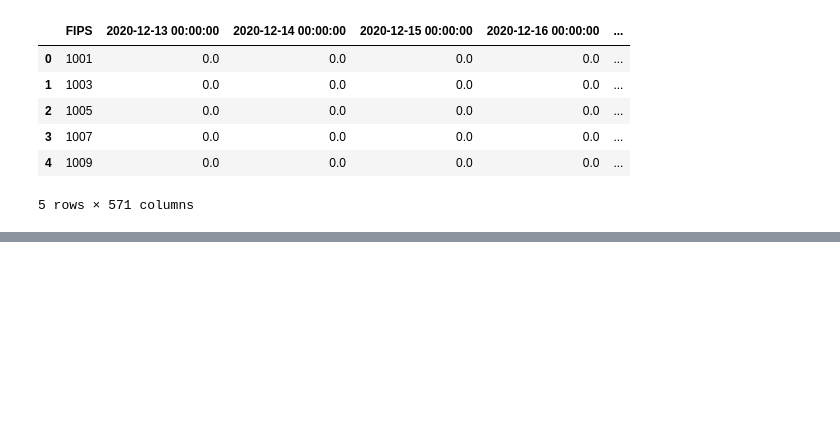
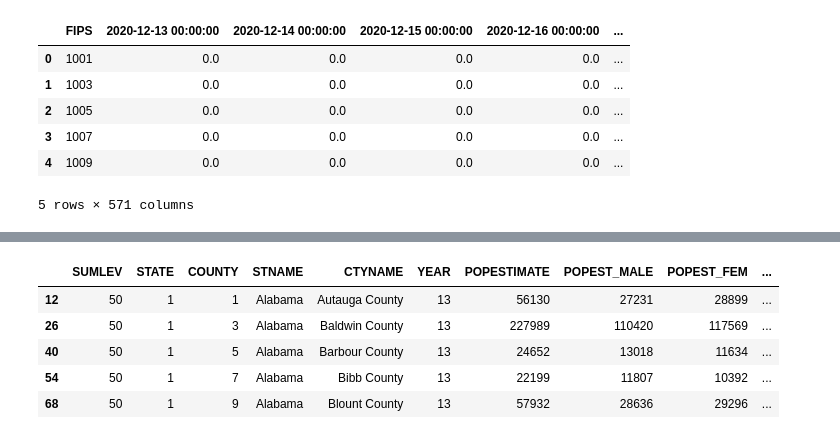
Before and after one commit to Data-ScienceHub/gpce-covid, a Jupyter notebook: dataset_raw/Update dataset.ipynb, the cells around one changed output, grey strips where cells are left out. Saved outputs shown, nothing was run; the diff lists cells and outputs as text; code cells hidden in the pictures; blank space fills up the shorter version.

Commit message:
add update code for age distribution. redo merged dataset

```diff
--- a/dataset_raw/Update dataset.ipynb
+++ b/dataset_raw/Update dataset.ipynb
@@ -250,0 +240,20 @@ df.to_csv('CovidOct25-2022/Vaccination.csv', index=False)
+# %%
+response = requests.get('https://www2.census.gov/programs-surveys/popest/datasets/2010-2020/counties/asrh/CC-EST2020-AGESEX-ALL.csv')
+file_object = io.StringIO(response.content.decode('latin1'))
+df = pd.read_csv(file_object, low_memory=False)
+
+# in case the download by code is not working
+# df = pd.read_csv(f'{output_folder}/CC-EST2020-AGESEX-ALL.csv', encoding='latin1', low_memory=False)
+
+df = df[df['YEAR']==13]
+df['Name'] = df['STNAME'] + ', ' + df['CTYNAME'].apply(lambda x: x.replace(' County', ''))
+df['FIPS'] = df['STATE'] * 1000 + df['COUNTY']
+df['AgeDist'] = df['AGE65PLUS_TOT'].astype(int) / df['POPESTIMATE'].astype(int)
+df.head()
+# %% [output]
+|  | SUMLEV | STATE | COUNTY | STNAME | CTYNAME | YEAR | POPESTIMATE | POPEST_MALE | POPEST_FEM | ... |
+| 12 | 50 | 1 | 1 | Alabama | Autauga County | 13 | 56130 | 27231 | 28899 | ... |
+| 26 | 50 | 1 | 3 | Alabama | Baldwin County | 13 | 227989 | 110420 | 117569 | ... |
+| 40 | 50 | 1 | 5 | Alabama | Barbour County | 13 | 24652 | 13018 | 11634 | ... |
+| 54 | 50 | 1 | 7 | Alabama | Bibb County | 13 | 22199 | 11807 | 10392 | ... |
+| 68 | 50 | 1 | 9 | Alabama | Blount County | 13 | 57932 | 28636 | 29296 | ... |
```
Also changed, not shown: parts of 12 cells of this notebook, 5 other files.
